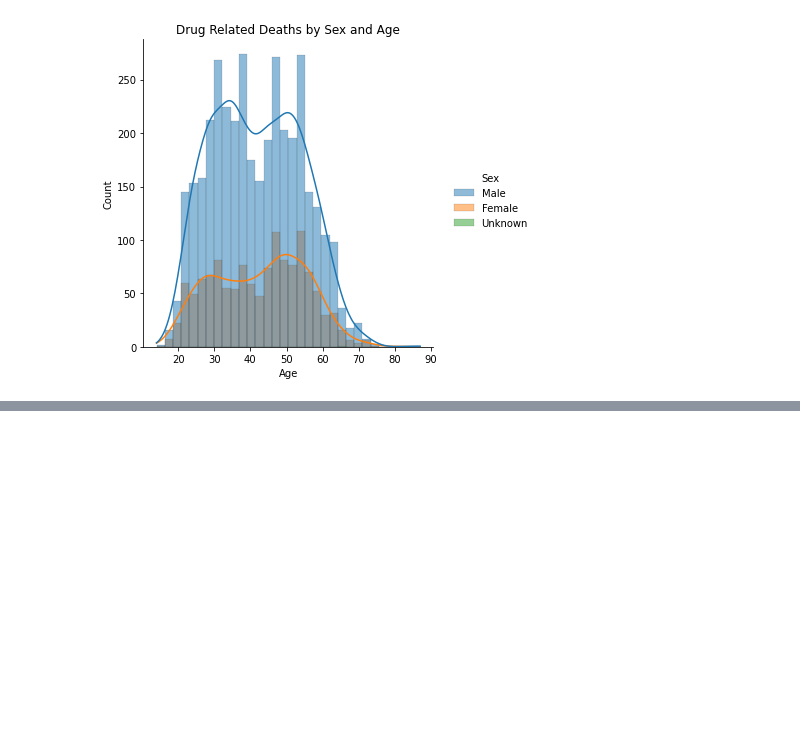
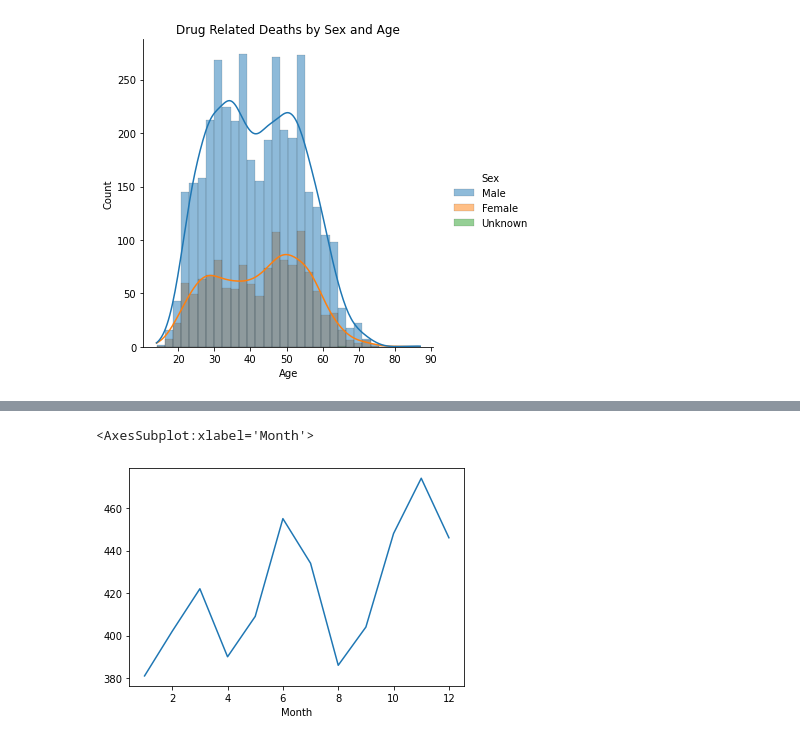
Before and after one commit to muhan-zhang/data200-final-project, a Jupyter notebook: Project.ipynb, the cells around one changed output, grey strips where cells are left out. Drawn from its saved outputs; the diff is of its cells as text; code cells hidden in the pictures; blank space fills up the shorter version.

```diff
--- a/Project.ipynb
+++ b/Project.ipynb
@@ -927,0 +958,5 @@ From the kernel density estimate, both distributions for Male and Female are bim
+# %%
+drug_related_deaths_geo.groupby("Month").size().plot()
+# %% [output]
+<AxesSubplot:xlabel='Month'>
+[figure, added]
```
Also changed, not shown: parts of 48 cells of this notebook.
